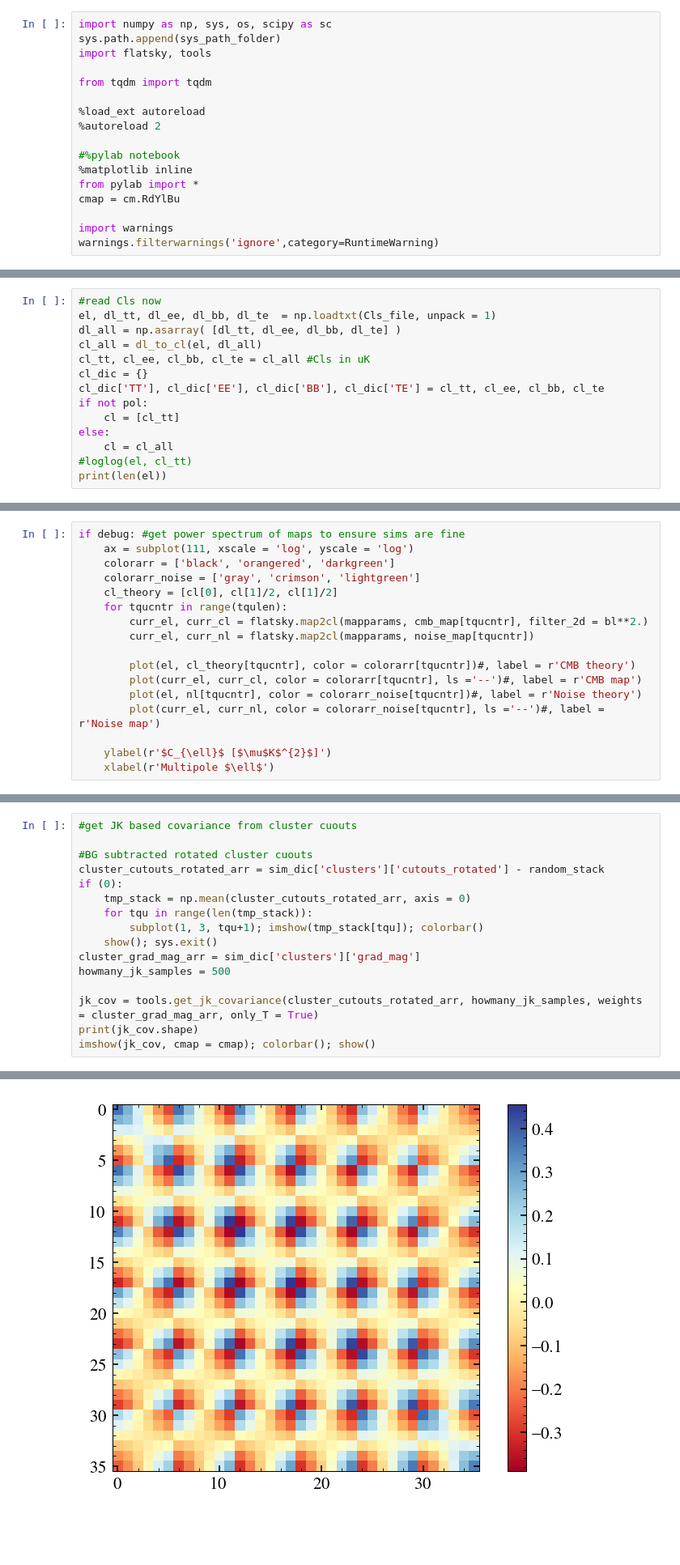
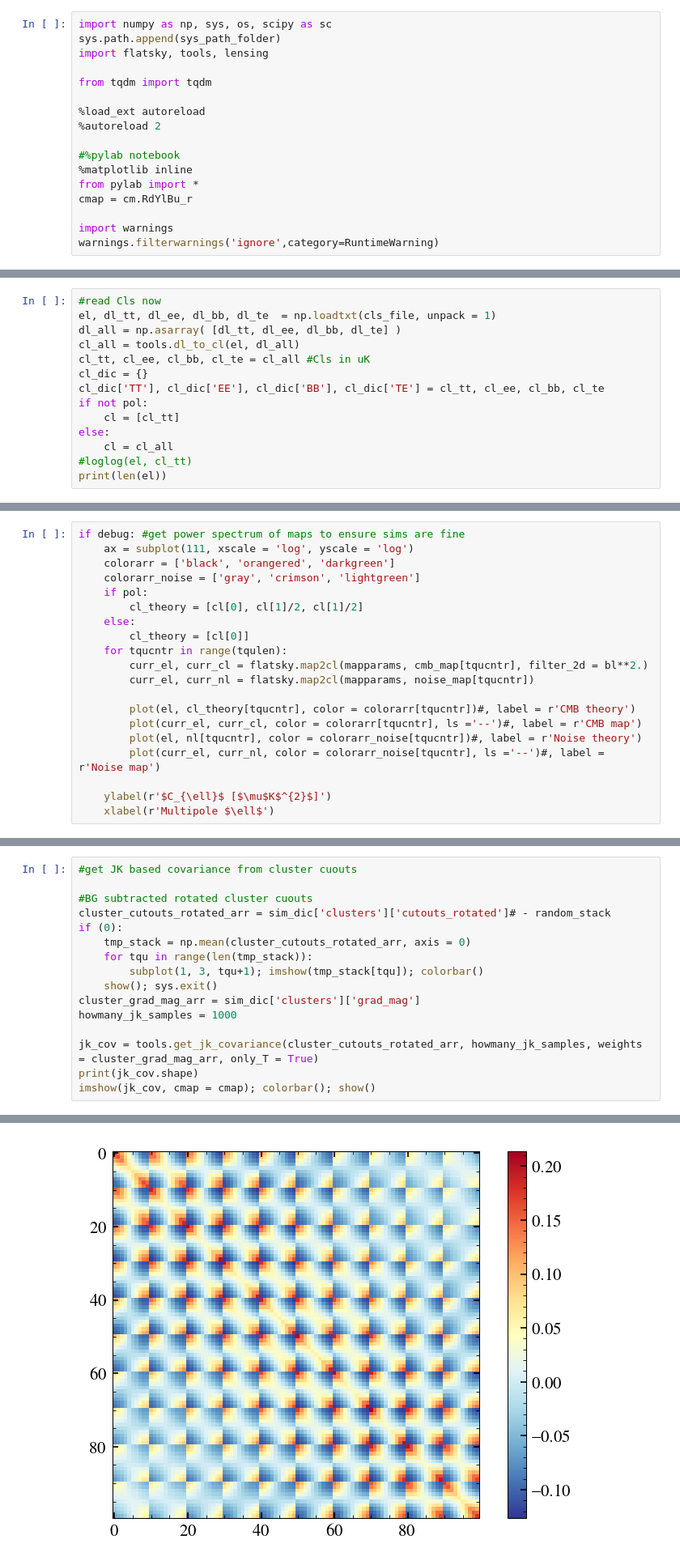
Before and after one commit to sriniraghunathan/cmb_cluster_lensing, a Jupyter notebook: scripts/cluster_lensing_example.ipynb, the cells around one changed output, grey strips where cells are left out. Shown: that part at 81% size. Cells and saved outputs as stored; diff of their text form; blank space fills up the shorter version.

```diff
--- a/scripts/cluster_lensing_example.ipynb
+++ b/scripts/cluster_lensing_example.ipynb
@@ -6,7 +3,7 @@ sys_path_folder = '/Users/sraghunathan/Research/SPTPol/analysis/git/cmb_cluster_
 # %%
 import numpy as np, sys, os, scipy as sc
 sys.path.append(sys_path_folder)
-import flatsky, tools
+import flatsky, tools, lensing
 
 from tqdm import tqdm
 
@@ -16,7 +13,7 @@ from tqdm import tqdm
 #%pylab notebook
 %matplotlib inline
 from pylab import *
-cmap = cm.RdYlBu
+cmap = cm.RdYlBu_r
 
 import warnings
 warnings.filterwarnings('ignore',category=RuntimeWarning)
@@ -79,8 +90,8 @@ def dl_to_cl(el, cl_or_dl, inverse = 0):
 # %%
 #read Cls now
-el, dl_tt, dl_ee, dl_bb, dl_te  = np.loadtxt(Cls_file, unpack = 1)
+el, dl_tt, dl_ee, dl_bb, dl_te  = np.loadtxt(cls_file, unpack = 1)
 dl_all = np.asarray( [dl_tt, dl_ee, dl_bb, dl_te] )
-cl_all = dl_to_cl(el, dl_all)
+cl_all = tools.dl_to_cl(el, dl_all)
 cl_tt, cl_ee, cl_bb, cl_te = cl_all #Cls in uK
 cl_dic = {}
 cl_dic['TT'], cl_dic['EE'], cl_dic['BB'], cl_dic['TE'] = cl_tt, cl_ee, cl_bb, cl_te
@@ -231,7 +226,10 @@ if debug: #get power spectrum of maps to ensure sims are fine
     ax = subplot(111, xscale = 'log', yscale = 'log')
     colorarr = ['black', 'orangered', 'darkgreen']
     colorarr_noise = ['gray', 'crimson', 'lightgreen']
-    cl_theory = [cl[0], cl[1]/2, cl[1]/2]
+    if pol:
+        cl_theory = [cl[0], cl[1]/2, cl[1]/2]
+    else:
+        cl_theory = [cl[0]]
     for tqucntr in range(tqulen):
         curr_el, curr_cl = flatsky.map2cl(mapparams, cmb_map[tqucntr], filter_2d = bl**2.)
         curr_el, curr_nl = flatsky.map2cl(mapparams, noise_map[tqucntr])
@@ -345,14 +343,14 @@ show()
 #get JK based covariance from cluster cuouts
 
 #BG subtracted rotated cluster cuouts
-cluster_cutouts_rotated_arr = sim_dic['clusters']['cutouts_rotated'] - random_stack
+cluster_cutouts_rotated_arr = sim_dic['clusters']['cutouts_rotated']# - random_stack
 if (0):
     tmp_stack = np.mean(cluster_cutouts_rotated_arr, axis = 0)
     for tqu in range(len(tmp_stack)):
         subplot(1, 3, tqu+1); imshow(tmp_stack[tqu]); colorbar()
     show(); sys.exit()
 cluster_grad_mag_arr = sim_dic['clusters']['grad_mag']
-howmany_jk_samples = 500
+howmany_jk_samples = 1000
 
 jk_cov = tools.get_jk_covariance(cluster_cutouts_rotated_arr, howmany_jk_samples, weights = cluster_grad_mag_arr, only_T = True)
 print(jk_cov.shape)
@@ -362 +361 @@ imshow(jk_cov, cmap = cmap); colorbar(); show()
-[figure, old version]
+[figure, new version]
```
Also changed, not shown: parts of 14 cells of this notebook, 1 other file.
